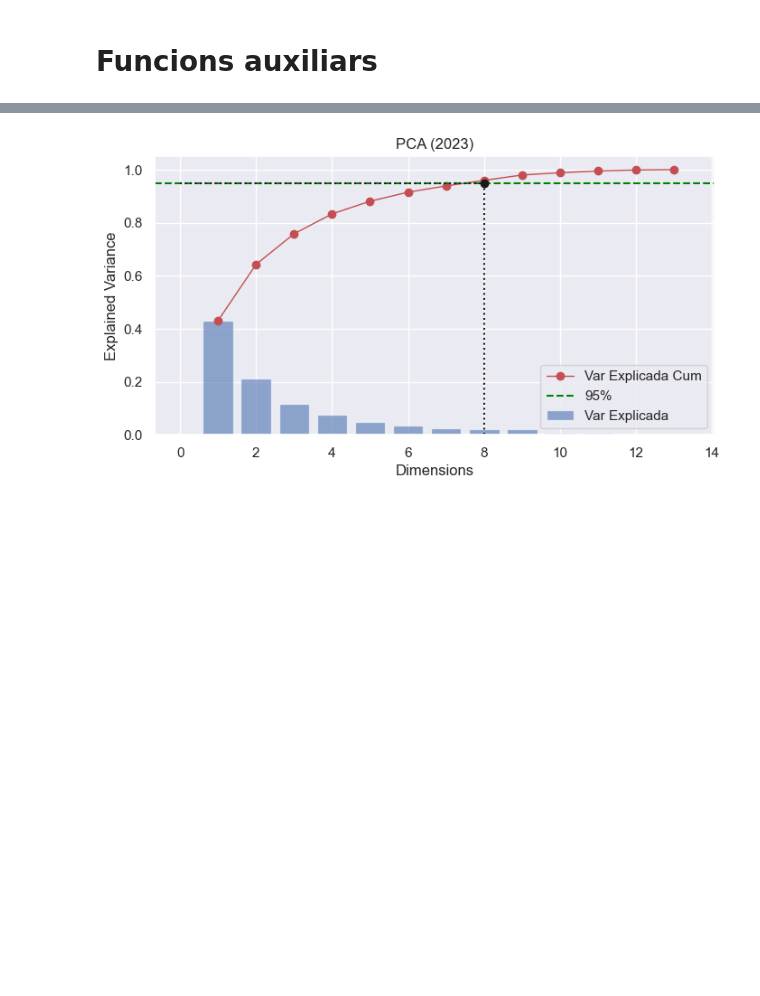
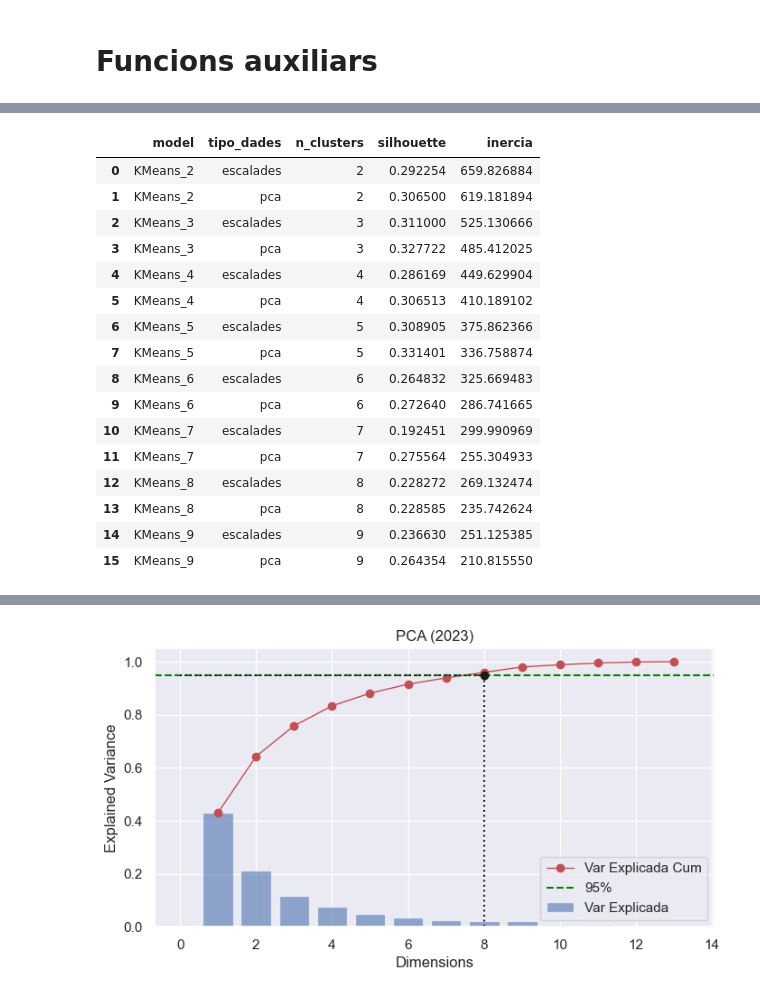
Before and after one commit to joseprau/tfm_gentrificacio_bcn, a Jupyter notebook: notebooks/modelling.ipynb, the cells around one changed output, grey strips where cells are left out. Saved outputs shown, nothing was run; the diff lists cells and outputs as text; code cells hidden in the pictures; blank space fills up the shorter version.

```diff
--- a/notebooks/modelling.ipynb
+++ b/notebooks/modelling.ipynb
@@ -125,0 +161,35 @@ grafic_var_explicada(pca_15, 0.95, "PCA (2015)", "variança_explicada_15.png")
+# %%
+# Comparem clusters amb pca vs dades escalades
+valors_k = range(2, 10)
+resultats_clusters_2015 = []
+for k in valors_k:
+    clusterer_scaled = KMeans(n_clusters = k, n_init = 20, random_state = 42)
+    cluster_labels_scaled = clusterer_scaled.fit_predict(X_15_scaled)
+    resultats_clusters_2015.append(evaluacio_cluster(clusterer_scaled, X_15_scaled, cluster_labels_scaled, f"KMeans_{k}", "escalades"))
+
+    clusterer_pca = KMeans(n_clusters = k, n_init = 20, random_state = 42)
+    cluster_labels_pca = clusterer_pca.fit_predict(X_pca_15_fixed)
+    resultats_clusters_2015.append(evaluacio_cluster(clusterer_pca, X_pca_15_fixed, cluster_labels_pca, f"KMeans_{k}", "pca"))
+
+
+# Convertim a dataframe
+resultats_2015_df = pd.DataFrame(resultats_clusters_2015)
+resultats_2015_df
+# %% [output]
+|  | model | tipo_dades | n_clusters | silhouette | inercia |
+| 0 | KMeans_2 | escalades | 2 | 0.292254 | 659.826884 |
+| 1 | KMeans_2 | pca | 2 | 0.306500 | 619.181894 |
+| 2 | KMeans_3 | escalades | 3 | 0.311000 | 525.130666 |
+| 3 | KMeans_3 | pca | 3 | 0.327722 | 485.412025 |
+| 4 | KMeans_4 | escalades | 4 | 0.286169 | 449.629904 |
+| 5 | KMeans_4 | pca | 4 | 0.306513 | 410.189102 |
+| 6 | KMeans_5 | escalades | 5 | 0.308905 | 375.862366 |
+| 7 | KMeans_5 | pca | 5 | 0.331401 | 336.758874 |
+| 8 | KMeans_6 | escalades | 6 | 0.264832 | 325.669483 |
+| 9 | KMeans_6 | pca | 6 | 0.272640 | 286.741665 |
+| 10 | KMeans_7 | escalades | 7 | 0.192451 | 299.990969 |
+| 11 | KMeans_7 | pca | 7 | 0.275564 | 255.304933 |
+| 12 | KMeans_8 | escalades | 8 | 0.228272 | 269.132474 |
+| 13 | KMeans_8 | pca | 8 | 0.228585 | 235.742624 |
+| 14 | KMeans_9 | escalades | 9 | 0.236630 | 251.125385 |
+| 15 | KMeans_9 | pca | 9 | 0.264354 | 210.815550 |
```
Also changed, not shown: parts of 14 cells of this notebook, 2 other files.
